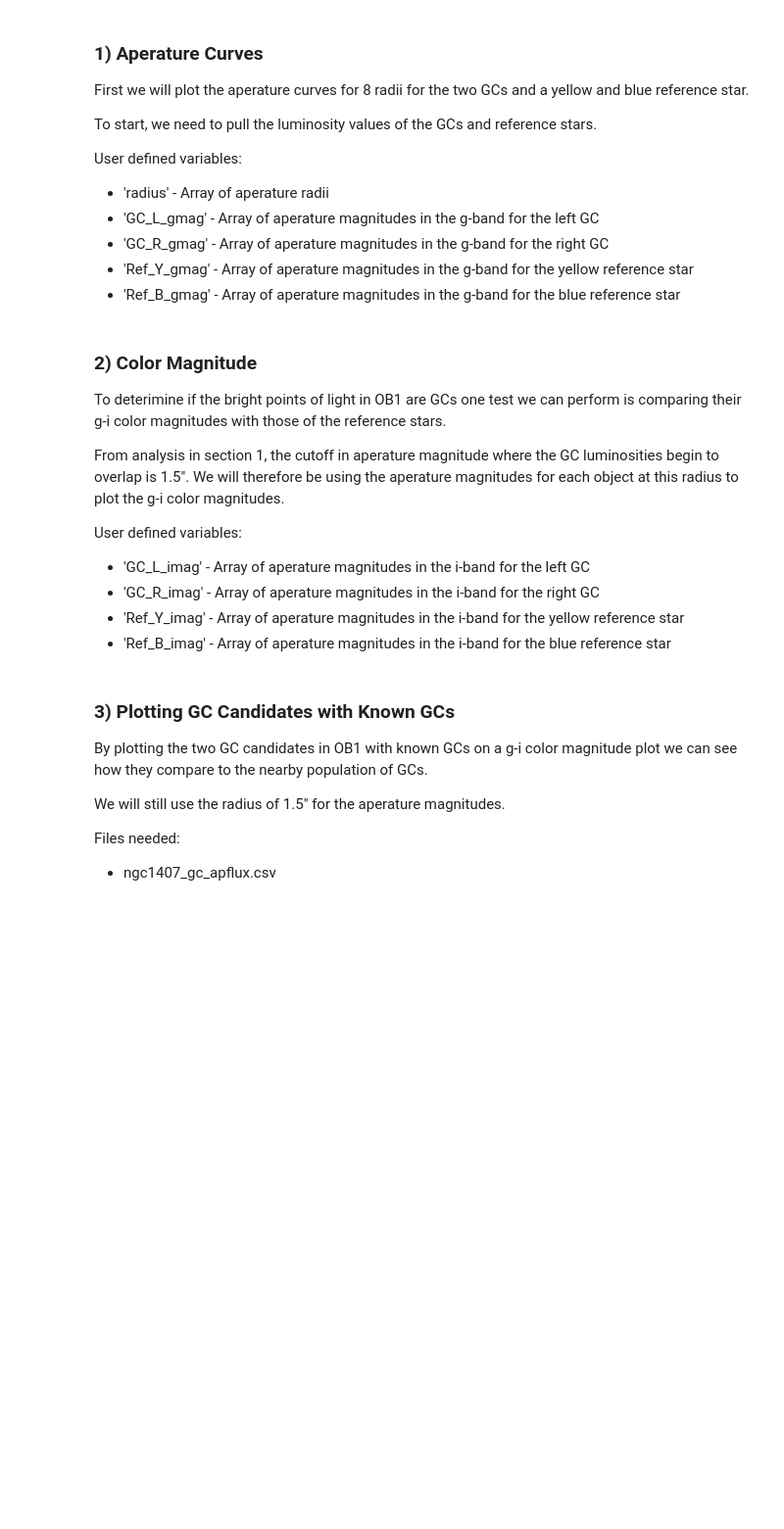
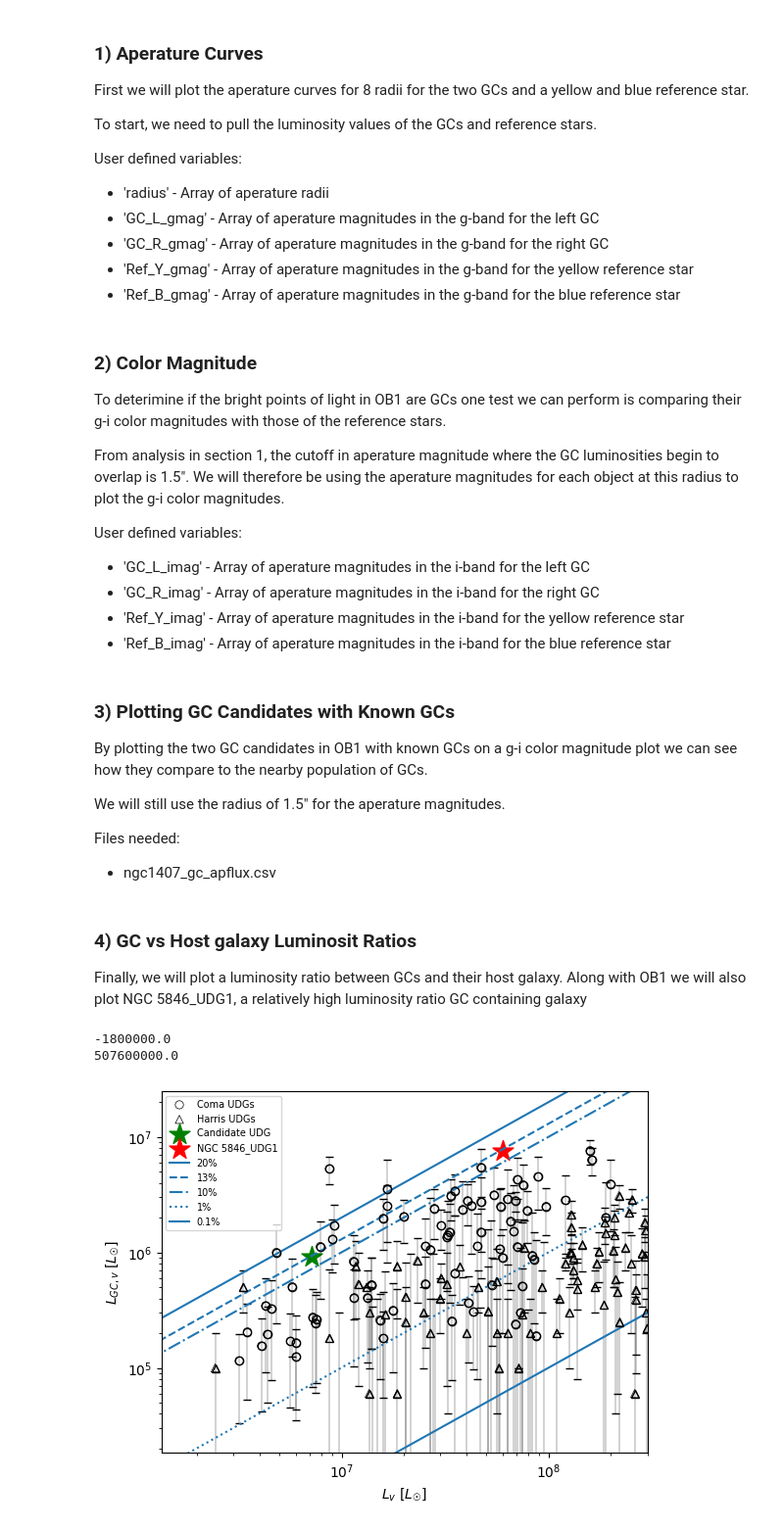
Before and after one commit to lobrien6/UDG_Luminosity_Ratios, a Jupyter notebook: notebooks/OB1.ipynb, the cells around one changed output. Shown: that part at 98% size. Saved outputs shown, nothing was run; the diff lists cells and outputs as text; code cells hidden in the pictures; blank space fills up the shorter version.

Commit message:
Plot aperature curves, color magnitudes, known GCs, and luminosity ratios

```diff
--- a/notebooks/OB1.ipynb
+++ b/notebooks/OB1.ipynb
@@ -121,0 +118,3 @@ plt.legend(loc='lower left')
+# %% [markdown]
+### 4) GC vs Host galaxy Luminosit Ratios ###
+Finally, we will plot a luminosity ratio between GCs and their host galaxy. Along with OB1 we will also plot NGC 5846_UDG1, a relatively high luminosity ratio GC containing galaxy
@@ -121,0 +148,51 @@ plt.legend(loc='lower left')
+# %%
+#Shift value
+L_20 = 0.8
+L_13 = 0.87
+L_10 = 0.9
+L_1 = 0.99
+L_01 = 0.999
+# %%
+#Plotting points
+
+plt.scatter(Lv, Lgc, label='Coma UDGs', facecolors='none', linewidth=0.5, color='black')
+plt.scatter(Lv_H, Lgc_H, label='Harris UDGs', marker='^', facecolors='none', linewidth=0.5, color='black')
+plt.scatter(Lv_ob1, Lgc_ob1, label='Candidate UDG', color='green', marker='*', s=250)
+plt.scatter(Lv_5846, Lgc_5846, label='NGC 5846_UDG1', color='r', marker='*', s=250)
+
+#Plotting error bars
+plt.errorbar(Lv, Lgc, yerr=Gc_error, fmt='o', markerfacecolor='none', color='black', linewidth=0.25, capsize=3)
+plt.errorbar(Lv_H, Lgc_H, yerr=Gc_error_H, fmt='^', markerfacecolor='none', color='black', linewidth=0.25, capsize=3)
+
+Lv_min = np.min(Lv)
+Lv_max = np.max(Lv)
+Lgc_min = np.min(Lgc)
+Lgc_max = np.max(Lgc)
+
+min_limit = min(Lv_min, Lgc_min)
+max_limit = max(Lv_max, Lgc_max + 5E+8)
+
+print (min_limit)
+print (max_limit)
+
+#Plotting the slope of unity
+plt.plot((min_limit, max_limit), (min_limit - min_limit*L_20, max_limit - max_limit*L_20), color='tab:blue', linestyle='-', label='20%')
+plt.plot((min_limit, max_limit), (min_limit - min_limit*L_13, max_limit - max_limit*L_13), color='tab:blue', linestyle='--', label='13%')
+plt.plot((min_limit, max_limit), (min_limit - min_limit*L_10, max_limit - max_limit*L_10), color='tab:blue', linestyle='-.', label='10%')
+plt.plot((min_limit, max_limit), (min_limit - min_limit*L_1, max_limit - max_limit*L_1), color='tab:blue', linestyle=':', label='1%')
+plt.plot((min_limit, max_limit), (min_limit - min_limit*L_01, max_limit - max_limit*L_01), color='tab:blue', linestyle='-', label='0.1%')
+
+plt.gca().set_xscale('log')
+plt.gca().set_yscale('log')
+plt.gca().set_xlim(None, 3E+8)
+plt.gca().set_ylim(None, 2.5E+7)
+
+plt.xlabel('$L_{v}$ [$L_\u2609$]')
+plt.ylabel('$L_{GC,v}$ [$L_\u2609$]')
+plt.legend(loc='upper left', prop={'size':7})
+plt.savefig('../docs/figures/GC_Mass_vs_Galaxy_Magnitude.png')
+plt.savefig('../docs/figures/GC_Mass_vs_Galaxy_Magnitude.pdf')
+# %% [output]
+-1800000.0
+507600000.0
+[figure, added]
```
Also changed, not shown: parts of 10 cells of this notebook.
